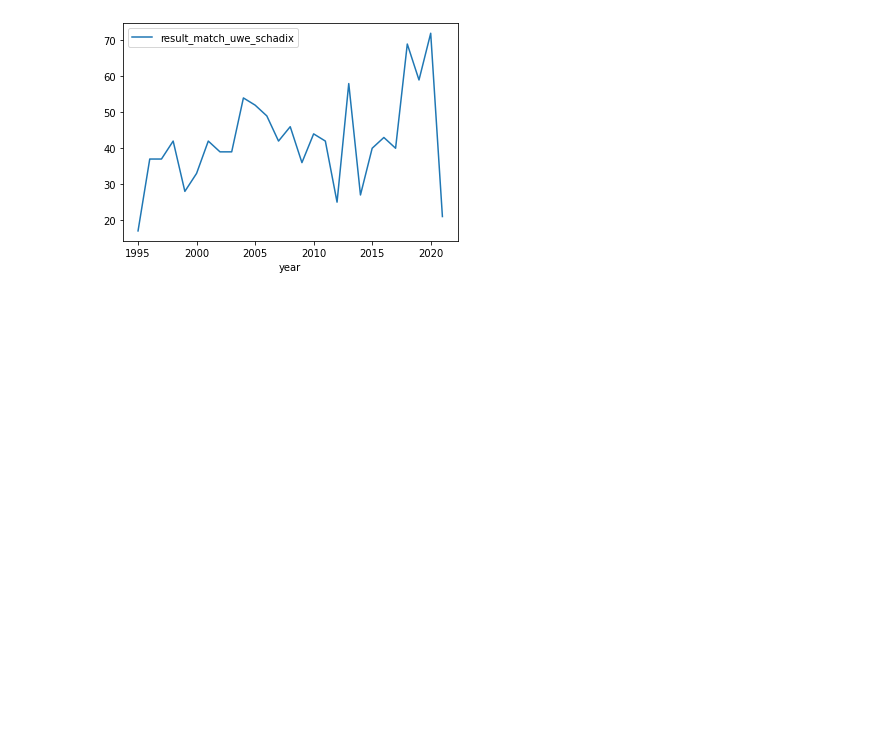
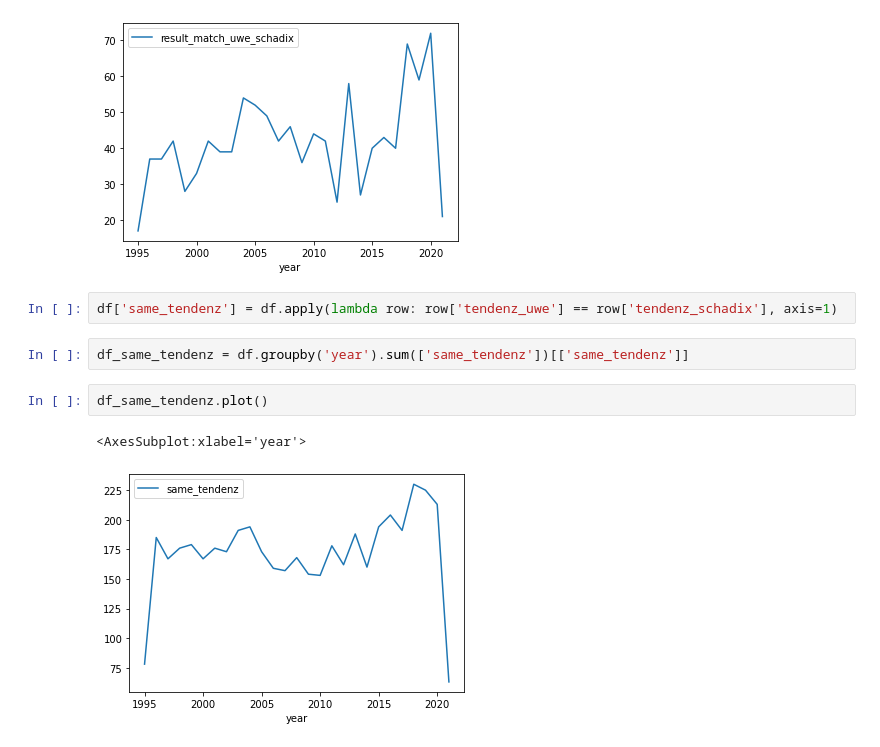
Before and after one commit to Schadix/biertoto_python, a Jupyter notebook: biertoto.ipynb, the cells around one changed output. Saved outputs shown, nothing was run; the diff lists cells and outputs as text; blank space fills up the shorter version.

Commit message:
same tendenzy over time

```diff
--- a/biertoto.ipynb
+++ b/biertoto.ipynb
@@ -201,3 +201,12 @@ df_same_tipps_over_time.plot()
 # %% [output]
 <AxesSubplot:xlabel='year'>
 [figure]
+# %%
+df['same_tendenz'] = df.apply(lambda row: row['tendenz_uwe'] == row['tendenz_schadix'], axis=1)
+# %%
+df_same_tendenz = df.groupby('year').sum(['same_tendenz'])[['same_tendenz']]
+# %%
+df_same_tendenz.plot()
+# %% [output]
+<AxesSubplot:xlabel='year'>
+[figure, added]
```
